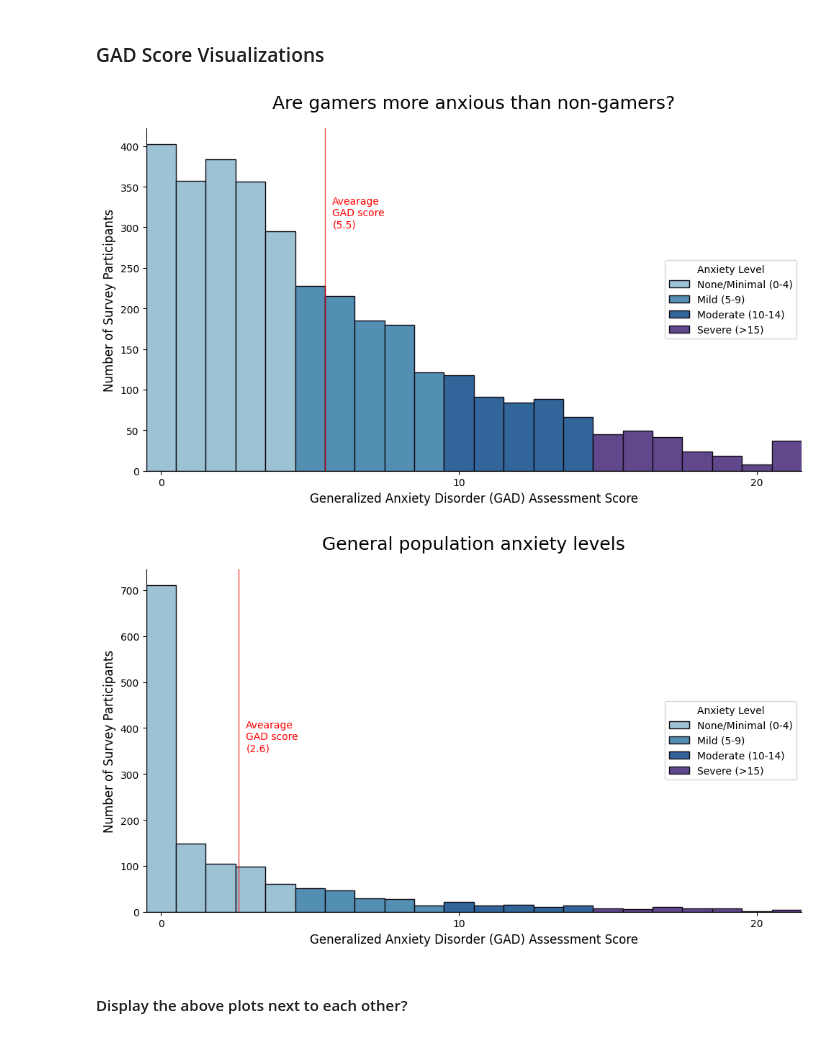
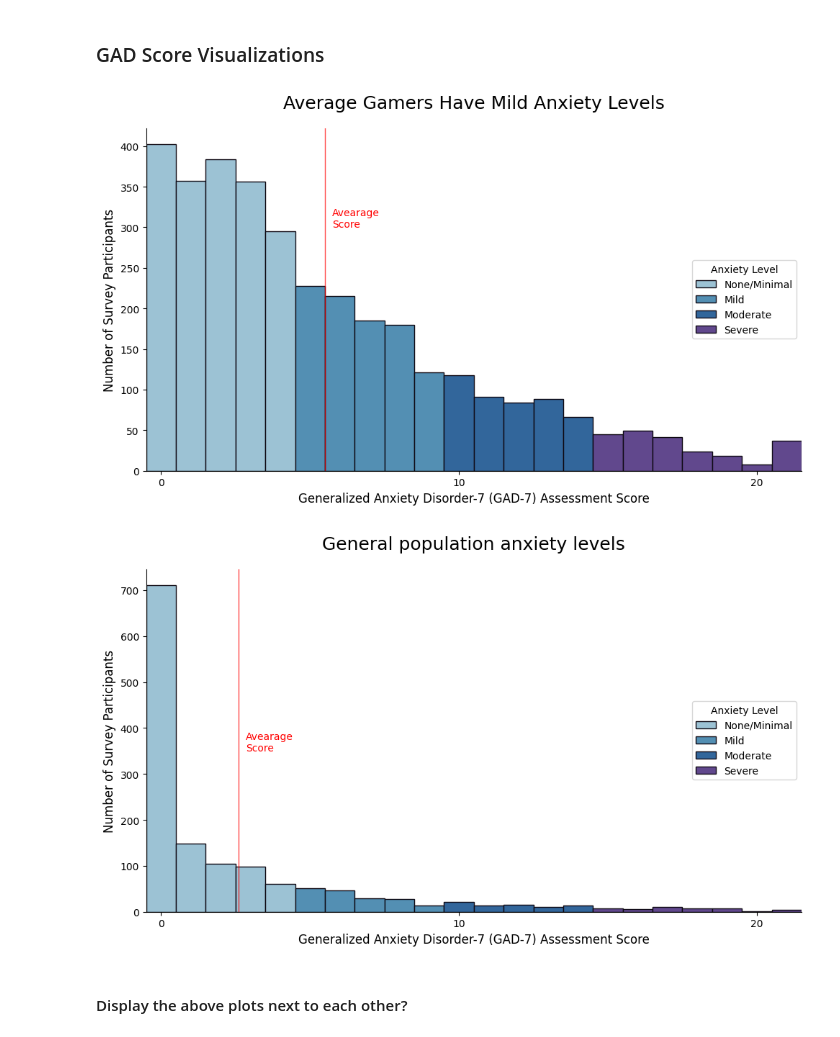
Before and after one commit to amallred/gaming-mental-health-analysis, a Jupyter notebook: notebooks/final_analysis.ipynb, the cells around one changed output. Drawn from its saved outputs; the diff is of its cells as text; code cells hidden in the pictures.

```diff
--- a/notebooks/final_analysis.ipynb
+++ b/notebooks/final_analysis.ipynb
@@ -120,10 +120,10 @@ def display_GAD_countplot(dataframe, label_y_align, plot_title):
 
     # This tells the palette how the categories should be colored
     palette_list = {
-        'None/Minimal (0-4)': colors_ld[0],
-        'Mild (5-9)': colors_ld[1],
-        'Moderate (10-14)': colors_ld[2],
-        'Severe (>15)': colors_ld[3]
+        'None/Minimal': colors_ld[0],
+        'Mild': colors_ld[1],
+        'Moderate': colors_ld[2],
+        'Severe': colors_ld[3]
     }
 
     ax = sns.countplot(
@@ -139,7 +139,6 @@ def display_GAD_countplot(dataframe, label_y_align, plot_title):
     )
 
     # Remove extra lines
-    ax = plt.gca()
     ax.spines['top'].set_visible(False)
     ax.spines['right'].set_visible(False)
 
@@ -154,7 +153,7 @@ def display_GAD_countplot(dataframe, label_y_align, plot_title):
     ax.text(
         average_GAD+0.25,
         label_y_align,
-        f"Avearage\nGAD score\n({average_GAD})",
+        f"Avearage\nScore",
         color="red",
         fontsize=10
     )
@@ -169,7 +168,7 @@ def display_GAD_countplot(dataframe, label_y_align, plot_title):
         )
 
     plt.title(plot_title, fontsize=18, pad=20)
-    plt.xlabel("Generalized Anxiety Disorder (GAD) Assessment Score", fontsize=12)
+    plt.xlabel("Generalized Anxiety Disorder-7 (GAD-7) Assessment Score", fontsize=12)
     plt.ylabel("Number of Survey Participants", fontsize=12)
 
     plt.tight_layout()
@@ -183,13 +182,13 @@ def display_GAD_countplot(dataframe, label_y_align, plot_title):
 # %% [markdown]
 ### GAD Score Visualizations
 # %%
-display_GAD_countplot(gamer_GAD_scores_result, 300, 'Are gamers more anxious than non-gamers?')
+display_GAD_countplot(gamer_GAD_scores_result, 300, 'Average Gamers Have Mild Anxiety Levels')
 # %% [output]
-[figure, old version]
+[figure, new version]
 # %%
 display_GAD_countplot(nhis_GAD_scores_result, 350, 'General population anxiety levels')
 # %% [output]
-[figure, old version]
+[figure, new version]
 # %% [markdown]
 #### Display the above plots next to each other?
 # %%
```
Also changed, not shown: parts of 9 cells of this notebook, 1 other file.
